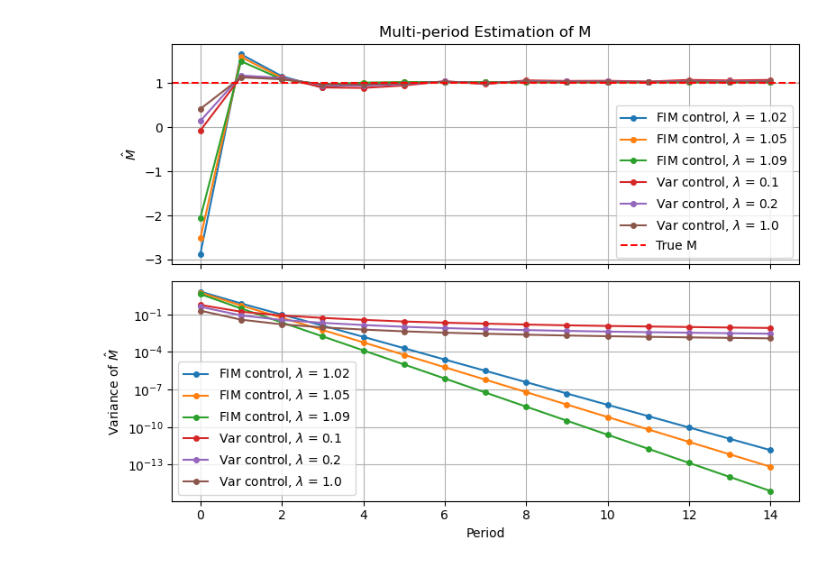
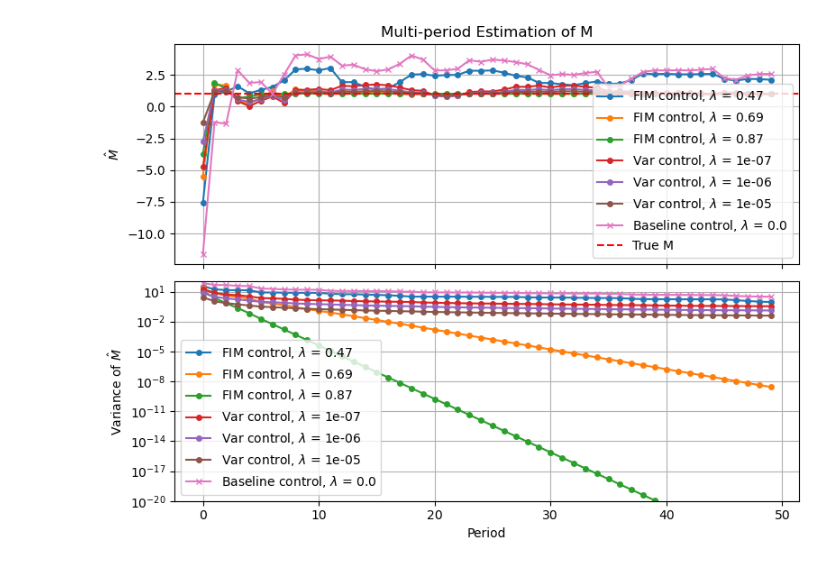
Before and after one commit to dralston78/Strategic-Inference-Stackelberg-Games, a Jupyter notebook: src/experiments.ipynb, the cells around one changed output. Saved outputs shown, nothing was run; the diff lists cells and outputs as text; code cells hidden in the pictures.

```diff
--- a/src/experiments.ipynb
+++ b/src/experiments.ipynb
@@ -123,8 +163,8 @@ params.device = device
 params.time_grid = torch.linspace(0, params.T, params.N + 1, device=params.device)
 params.dt = params.T / params.N
 
-num_periods = 15
-analy_lamb_L_vals = [1.02, 1.05, 1.09]
+num_periods = 50
+analy_lamb_L_vals = [ .47, .69, .87]
 estM = {}
 varM = {}
 for val in analy_lamb_L_vals:
@@ -142,8 +182,8 @@ for val in analy_lamb_L_vals:
         a_grid = compute_a_grid(params)
         f_grid = compute_f_grid(params)
         g = compute_b_grid(params, a_grid, X_L) / params.M_true
-        num_first = int_trapz(f_grid * g * X_F, params.dt)
-        num_second = sum([g[0, j] * (X_F[0, j+1] - X_F[0, j]) for j in range(params.N)])
+        num_first = int_trapz(f_grid[1:] * g * X_F, params.dt)
+        num_second = sum([g[0, j] * (X_F[0, j+1] - X_F[0, j]) for j in range(X_F.shape[1] - 1)])
         denom = int_trapz((params.B_F**2/params.R_F) * (g**2), params.dt)
         curr_M = (num_first - num_second) / denom
         running_prec.append(running_prec[-1] + int_trapz(g**2, params.dt))
@@ -162,10 +202,44 @@ for val in analy_lamb_L_vals:
     # plt.plot(running_estM[1:])
     # plt.plot(running_var[1:])
 
+curr_X_L_0, curr_X_F_0 = 0.1, 0.1
+params.lamb_L = 0
+baseline_analytic = LeaderLBSolver(params, F)
+running_estM = [0.0]
+running_prec = [0.0]
+running_var = [0.0]
+baseline_estM = None
+baseline_varM = None
+
+for i in range(num_periods):
+    params.X_L_0, params.X_F_0 = curr_X_L_0, curr_X_F_0
+    X_L, U_L = baseline_analytic.simulate(batch=1, seed=2*i)
+    X_F, U_F = simulate_follower(X_L, params, batch=1, seed=2*i+1)
+    a_grid = compute_a_grid(params)
+    f_grid = compute_f_grid(params)
+    g = compute_b_grid(params, a_grid, X_L) / params.M_true
+    num_first = int_trapz(f_grid[1:] * g * X_F, params.dt)
+    num_second = sum([g[0, j] * (X_F[0, j+1] - X_F[0, j]) for j in range(X_F.shape[1] - 1)])
+    denom = int_trapz((params.B_F**2/params.R_F) * (g**2), params.dt)
+    curr_M = (num_first - num_second) / denom
+    running_prec.append(running_prec[-1] + int_trapz(g**2, params.dt))
+    new_M_est = (running_prec[-2]/ running_prec[-1]) * running_estM[-1] + (int_trapz(g**2, params.dt) / running_prec[-1]) * curr_M
+    new_var_est = ((params.sig_F**2 * params.R_F**2)/(params.B_F**4)) * (1/running_prec[-1])
+    if torch.isnan(new_M_est):
+        new_M_est = running_estM[-1]
+    if torch.isnan(new_var_est):
+        new_var_est = running_var[-1]
+    running_estM.append(new_M_est)
+    running_var.append(new_var_est)
+    curr_X_L_0 = X_L[0, -1].item()
+    curr_X_F_0 = X_F[0, -1].item()
+baseline_estM = running_estM[1:]  # skip the initial 0
+baseline_varM = running_var[1:]  # skip the initial 0
+
 net_weight_files = [
-    (0.1, "/runs/leader_lstm_2025-06-06 14:04:16_0.1_500_exact.pt"),
-    (0.2, "/runs/leader_lstm_2025-06-06 14:32:13_0.2_500_exact.pt"),
-    (1.0, "/runs/leader_lstm_2025-06-06 10:02:21_1.0_500_exact.pt"),
+    (1e-7, "/runs/promoting_madame/loss_3.532e-02_upd_6264.pt"),
+    (1e-6, "/runs/how'd_fury/loss_1.416e-01_upd_7945.pt"),
+    (1e-5, "/runs/arbitrary_aisle/loss_5.186e-01_upd_9910.pt"),
 ]
 
 for lam_exact_val, weight_file in net_weight_files:
@@ -185,8 +259,8 @@ for lam_exact_val, weight_file in net_weight_files:
         a_grid = compute_a_grid(params)
         f_grid = compute_f_grid(params)
         g = compute_b_grid(params, a_grid, X_L) / params.M_true
-        num_first = int_trapz(f_grid * g * X_F, params.dt)
-        num_second = sum([g[0, j] * (X_F[0, j+1] - X_F[0, j]) for j in range(params.N)])
+        num_first = int_trapz(f_grid[1:] * g * X_F, params.dt)
+        num_second = sum([g[0, j] * (X_F[0, j+1] - X_F[0, j]) for j in range(X_F.shape[1] - 1)])
         denom = int_trapz((params.B_F**2/params.R_F) * (g**2), params.dt)
         curr_M = (num_first - num_second) / denom
         running_prec.append(running_prec[-1] + int_trapz(g**2, params.dt))
@@ -195,34 +269,40 @@ for lam_exact_val, weight_file in net_weight_files:
         if torch.isnan(new_M_est):
             new_M_est = running_estM[-1]
         if torch.isnan(new_var_est):
             new_var_est = running_var[-1]
         running_estM.append(new_M_est)
         running_var.append(new_var_est)
         curr_X_L_0 = X_L[0, -1].item()
         curr_X_F_0 = X_F[0, -1].item()
     estM[f"Var control, $\lambda$ = {lam_exact_val}"] = running_estM[1:]  # skip the initial 0
     varM[f"Var control, $\lambda$ = {lam_exact_val}"] = running_var[1:]  # skip the initial
 
 
 fig, (ax1, ax2) = plt.subplots(2, 1, figsize=(8, 6), sharex=True)
 for lam_exact_val, running_estM in estM.items():
     ax1.plot(running_estM, label=f"{lam_exact_val}", marker='o', markersize=4)
 for lam_exact_val, running_var in varM.items():
     ax2.plot(running_var, label=f"{lam_exact_val}", marker='o', markersize=4)
+
+ax1.plot(baseline_estM, label="Baseline control, $\lambda$ = 0.0", marker='x', markersize=4)
+ax2.plot(baseline_varM, label="Baseline control, $\lambda$ = 0.0", marker='x', markersize=4)
+
 ax1.set_ylabel('$\hat{M}$')
 ax2.set_ylabel('Variance of $\hat{M}$')
 ax1.axhline(params.M_true, color='red', linestyle='--', label='True M')
 ax1.set_title('Multi-period Estimation of M')
 ax1.legend()
 ax2.set_xlabel('Period')
 ax2.set_yscale('log')
+# limit y axis
+ax2.set_ylim(1e-20, 1e2)
 ax2.legend()
 ax2.grid(True)
 ax1.grid(True)
 plt.tight_layout()
 plt.show()
 # %% [output]
-[figure, old version]
+[figure, new version]
 # %%
 # single period monte carlo estimation of parameter M
 def F(x):
```
Also changed, not shown: parts of 4 cells of this notebook, 2 other files.
